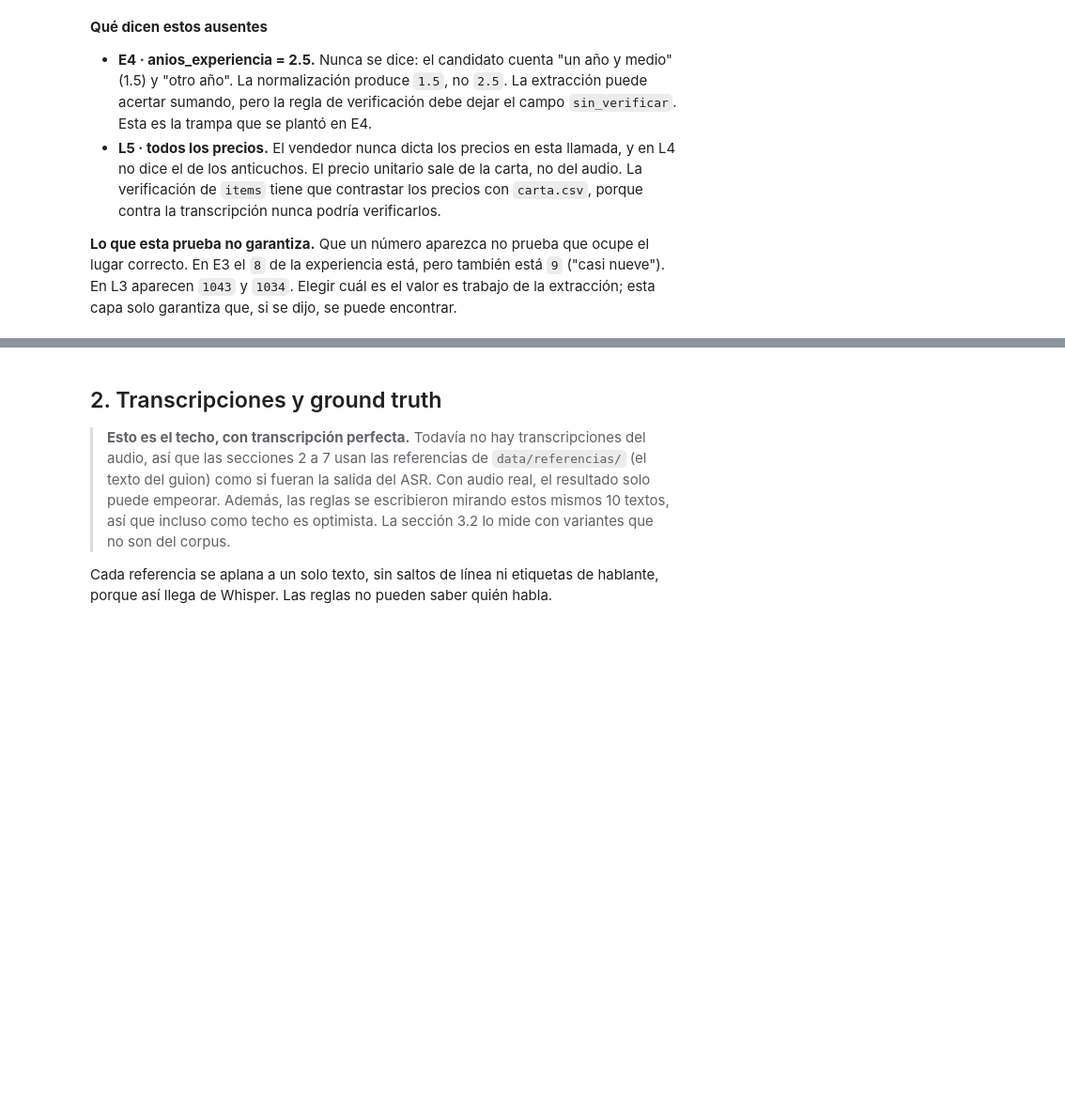
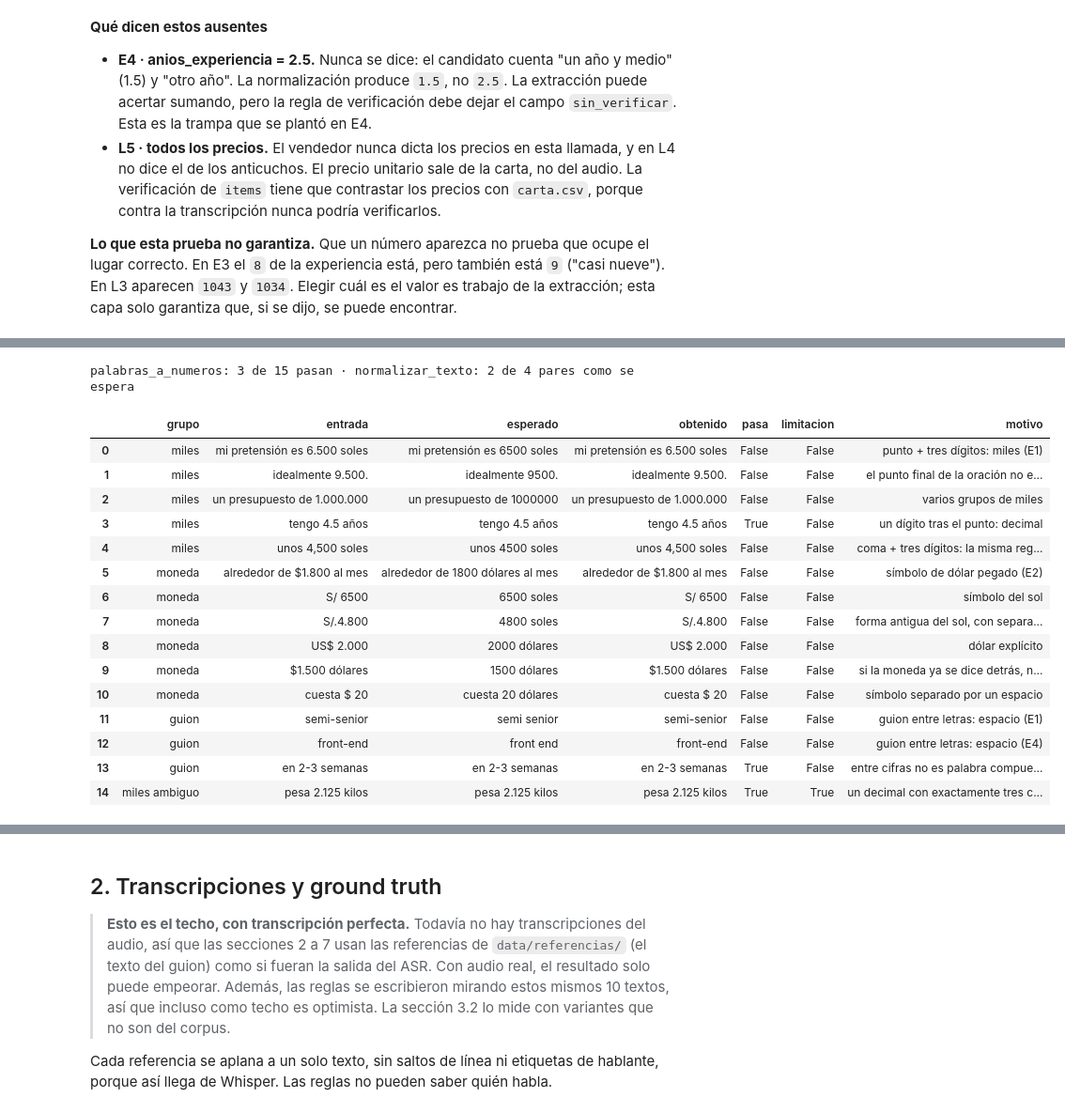
Before and after one commit to mmlis02/HW_05_202602, a Jupyter notebook: notebooks/03_extraccion.ipynb, the cells around one changed output, grey strips where cells are left out. Shown at 94% size. Drawn from its saved outputs; the diff is of its cells as text; code cells hidden in the pictures; blank space fills up the shorter version.

```diff
--- a/notebooks/03_extraccion.ipynb
+++ b/notebooks/03_extraccion.ipynb
@@ -316,0 +325,68 @@ literal[~literal.aparece]
+# %%
+casos_formato = [
+    # grupo, entrada, esperado, motivo
+    ("miles", "mi pretensión es 6.500 soles", "mi pretensión es 6500 soles", "punto + tres dígitos: miles (E1)"),
+    ("miles", "idealmente 9.500.", "idealmente 9500.", "el punto final de la oración no es separador (E3)"),
+    ("miles", "un presupuesto de 1.000.000", "un presupuesto de 1000000", "varios grupos de miles"),
+    ("miles", "tengo 4.5 años", "tengo 4.5 años", "un dígito tras el punto: decimal"),
+    ("miles", "unos 4,500 soles", "unos 4500 soles", "coma + tres dígitos: la misma regla que ya aplicaba normalizar_texto"),
+    ("moneda", "alrededor de $1.800 al mes", "alrededor de 1800 dólares al mes", "símbolo de dólar pegado (E2)"),
+    ("moneda", "S/ 6500", "6500 soles", "símbolo del sol"),
+    ("moneda", "S/.4.800", "4800 soles", "forma antigua del sol, con separador de miles"),
+    ("moneda", "US$ 2.000", "2000 dólares", "dólar explícito"),
+    ("moneda", "$1.500 dólares", "1500 dólares", "si la moneda ya se dice detrás, no se repite"),
+    ("moneda", "cuesta $ 20", "cuesta 20 dólares", "símbolo separado por un espacio"),
+    ("guion", "semi-senior", "semi senior", "guion entre letras: espacio (E1)"),
+    ("guion", "front-end", "front end", "guion entre letras: espacio (E4)"),
+    ("guion", "en 2-3 semanas", "en 2-3 semanas", "entre cifras no es palabra compuesta: no se toca"),
+]
+
+limitaciones_formato = [
+    # grupo, entrada, esperado (ideal), queda (lo que hace), motivo
+    ("miles ambiguo", "pesa 2.125 kilos", "pesa 2.125 kilos", "pesa 2125 kilos",
+     "un decimal con exactamente tres cifras se lee como miles; en el corpus no hay decimales de tres cifras"),
+]
+
+pares_formato = [
+    # referencia, variante ASR, deben_coincidir, motivo
+    ("mil ochocientos dólares al mes", "$1.800 al mes", True, "símbolo de dólar (E2)"),
+    ("seis mil quinientos soles", "S/ 6.500", True, "símbolo del sol y separador de miles"),
+    ("semi senior", "semi-senior", True, "guion entre letras"),
+    ("Desarrollador frontend junior", "Desarrollador front-end junior", False,
+     "el guion equivale al espacio, no a la palabra unida: 'front end' no es 'frontend'"),
+]
+
+tabla_formato = pd.DataFrame(
+    [{"grupo": g, "entrada": e, "esperado": esp, "obtenido": palabras_a_numeros(e), "limitacion": False, "motivo": m}
+     for g, e, esp, m in casos_formato]
+    + [{"grupo": g, "entrada": e, "esperado": esp, "obtenido": palabras_a_numeros(e), "limitacion": True, "motivo": m}
+       for g, e, esp, _queda, m in limitaciones_formato]
+)
+tabla_formato.insert(4, "pasa", tabla_formato.obtenido == tabla_formato.esperado)
+pares_tabla = pd.DataFrame(
+    [{"referencia": r, "variante_asr": v, "ref_normalizada": normalizar_texto(r), "asr_normalizada": normalizar_texto(v),
+      "deben_coincidir": d, "motivo": m} for r, v, d, m in pares_formato]
+)
+pares_tabla.insert(4, "coinciden", pares_tabla.ref_normalizada == pares_tabla.asr_normalizada)
+print(f"palabras_a_numeros: {tabla_formato.pasa.sum()} de {len(tabla_formato)} pasan · "
+      f"normalizar_texto: {(pares_tabla.coinciden == pares_tabla.deben_coincidir).sum()} de {len(pares_tabla)} pares como se espera")
+display(tabla_formato)
+pares_tabla
+# %% [output]
+palabras_a_numeros: 3 de 15 pasan · normalizar_texto: 2 de 4 pares como se espera
+|  | grupo | entrada | esperado | obtenido | pasa | limitacion | motivo |
+| 0 | miles | mi pretensión es 6.500 soles | mi pretensión es 6500 soles | mi pretensión es 6.500 soles | False | False | punto + tres dígitos: miles (E1) |
+| 1 | miles | idealmente 9.500. | idealmente 9500. | idealmente 9.500. | False | False | el punto final de la oración no e... |
+| 2 | miles | un presupuesto de 1.000.000 | un presupuesto de 1000000 | un presupuesto de 1.000.000 | False | False | varios grupos de miles |
+| 3 | miles | tengo 4.5 años | tengo 4.5 años | tengo 4.5 años | True | False | un dígito tras el punto: decimal |
+| 4 | miles | unos 4,500 soles | unos 4500 soles | unos 4,500 soles | False | False | coma + tres dígitos: la misma reg... |
+| 5 | moneda | alrededor de $1.800 al mes | alrededor de 1800 dólares al mes | alrededor de $1.800 al mes | False | False | símbolo de dólar pegado (E2) |
+| 6 | moneda | S/ 6500 | 6500 soles | S/ 6500 | False | False | símbolo del sol |
+| 7 | moneda | S/.4.800 | 4800 soles | S/.4.800 | False | False | forma antigua del sol, con separa... |
+| 8 | moneda | US$ 2.000 | 2000 dólares | US$ 2.000 | False | False | dólar explícito |
+| 9 | moneda | $1.500 dólares | 1500 dólares | $1.500 dólares | False | False | si la moneda ya se dice detrás, n... |
+| 10 | moneda | cuesta $ 20 | cuesta 20 dólares | cuesta $ 20 | False | False | símbolo separado por un espacio |
+| 11 | guion | semi-senior | semi senior | semi-senior | False | False | guion entre letras: espacio (E1) |
+| 12 | guion | front-end | front end | front-end | False | False | guion entre letras: espacio (E4) |
+| 13 | guion | en 2-3 semanas | en 2-3 semanas | en 2-3 semanas | True | False | entre cifras no es palabra compue... |
+| 14 | miles ambiguo | pesa 2.125 kilos | pesa 2.125 kilos | pesa 2.125 kilos | True | True | un decimal con exactamente tres c... |
```
Also changed, not shown: parts of 4 cells of this notebook.
